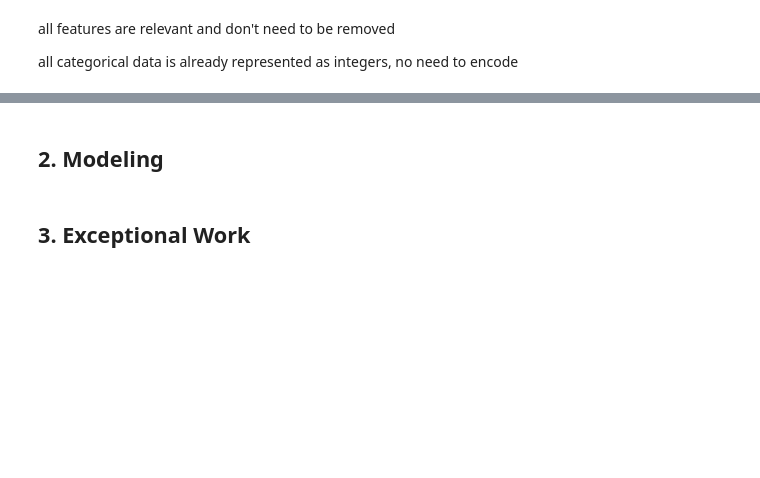
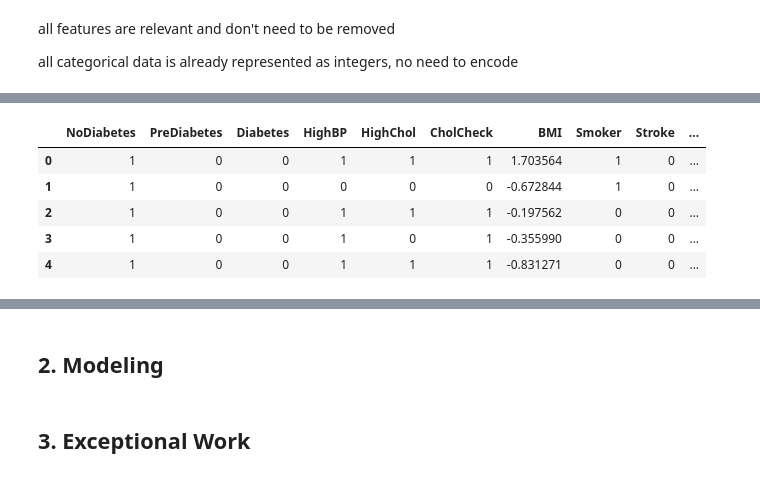
Before and after one commit to kirkwat/machine-learning, a Jupyter notebook: lab5/kirk.ipynb, the cells around one changed output, grey strips where cells are left out. Drawn from its saved outputs; the diff is of its cells as text; code cells hidden in the pictures; blank space fills up the shorter version.

```diff
--- a/lab5/kirk.ipynb
+++ b/lab5/kirk.ipynb
@@ -70,0 +128,37 @@ ValueError: at least one of include or exclude must be nonempty
+# %%
+# Encoding categorical features and normalizing numerical variables
+from sklearn.preprocessing import LabelEncoder
+from sklearn.preprocessing import StandardScaler
+# ========================================================
+from copy import deepcopy
+df_encode = deepcopy(df_target)
+# ========================================================
+# for every categorical variable, encode as integer
+# Keras will use the integer variable to figure out how to one-hot encode
+encoders = dict() # save each encoder in dictionary
+categorical_headers = ['GenHlth','Age','Education','Income']
+
+for col in categorical_headers:
+        encoders[col] = LabelEncoder() # save the encoder
+        df_encode[col] = encoders[col].fit_transform(df_encode[col])
+# ========================================================
+# scale the numeric, continuous variables
+numerical_headers = ["BMI", "MentHlth", "PhysHlth"]
+
+for col in numerical_headers:
+    ss = StandardScaler()
+    df_encode[col] = ss.fit_transform(df_encode[col].values.reshape(-1,1))
+# ========================================================
+# making binary variables integers
+binary_headers = ['NoDiabetes','PreDiabetes','Diabetes','HighBP','HighChol','CholCheck','Smoker','Stroke','HeartDiseaseorAttack',
+                  'PhysActivity','Fruits','Veggies','HvyAlcoholConsump','AnyHealthcare','NoDocbcCost','DiffWalk','Sex',]
+for col in binary_headers:
+    df_encode[col] = df_encode[col].astype(int)
+df_encode.head()
+# %% [output]
+|  | NoDiabetes | PreDiabetes | Diabetes | HighBP | HighChol | CholCheck | BMI | Smoker | Stroke | ... |
+| 0 | 1 | 0 | 0 | 1 | 1 | 1 | 1.703564 | 1 | 0 | ... |
+| 1 | 1 | 0 | 0 | 0 | 0 | 0 | -0.672844 | 1 | 0 | ... |
+| 2 | 1 | 0 | 0 | 1 | 1 | 1 | -0.197562 | 0 | 0 | ... |
+| 3 | 1 | 0 | 0 | 1 | 0 | 1 | -0.355990 | 0 | 0 | ... |
+| 4 | 1 | 0 | 0 | 1 | 1 | 1 | -0.831271 | 0 | 0 | ... |
```
Also changed, not shown: parts of 11 cells of this notebook.
